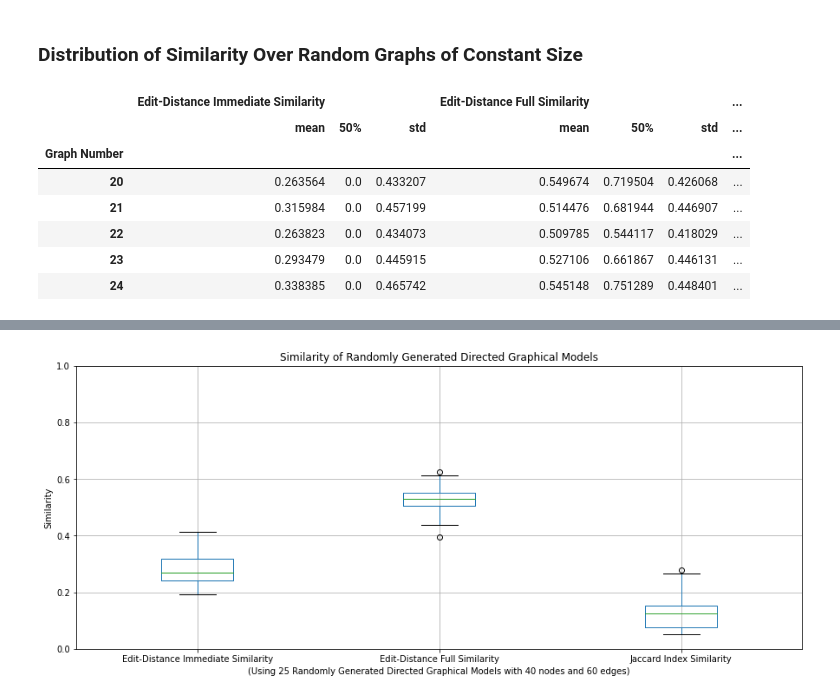
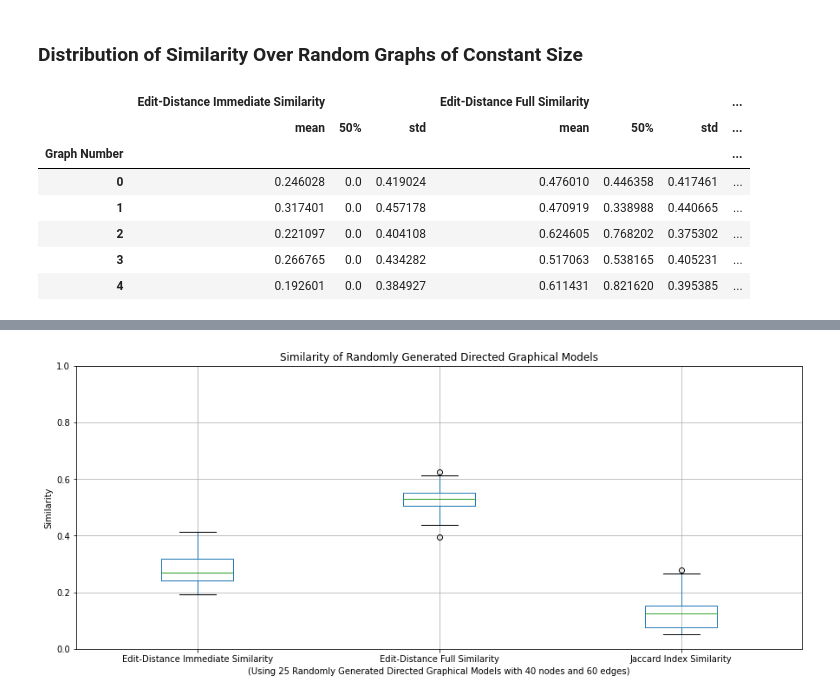
Before and after one commit to nico-espinosadice/abductive-theory, a Jupyter notebook: Python Files/exploratory-data-analysis.ipynb, the cells around one changed output, grey strips where cells are left out. Saved outputs shown, nothing was run; the diff lists cells and outputs as text; code cells hidden in the pictures.

```diff
--- a/Python Files/exploratory-data-analysis.ipynb
+++ b/Python Files/exploratory-data-analysis.ipynb
@@ -91,16 +91,16 @@ plt.show()
 ### Distribution of Similarity Over Random Graphs of Constant Size
 # %%
 dist = pd.read_csv("Experiment - Similarity Distribution/Data/sim-dist-25-40-60.csv", header=[0, 1], index_col=[0])
-dist.tail()
+dist.head()
 # %% [output]
 |  | Edit-Distance Immediate Similarity |  |  | Edit-Distance Full Similarity |  |  | ... |
 |  | mean | 50% | std | mean | 50% | std | ... |
 | Graph Number |  |  |  |  |  |  | ... |
-| 20 | 0.263564 | 0.0 | 0.433207 | 0.549674 | 0.719504 | 0.426068 | ... |
-| 21 | 0.315984 | 0.0 | 0.457199 | 0.514476 | 0.681944 | 0.446907 | ... |
-| 22 | 0.263823 | 0.0 | 0.434073 | 0.509785 | 0.544117 | 0.418029 | ... |
-| 23 | 0.293479 | 0.0 | 0.445915 | 0.527106 | 0.661867 | 0.446131 | ... |
-| 24 | 0.338385 | 0.0 | 0.465742 | 0.545148 | 0.751289 | 0.448401 | ... |
+| 0 | 0.246028 | 0.0 | 0.419024 | 0.476010 | 0.446358 | 0.417461 | ... |
+| 1 | 0.317401 | 0.0 | 0.457178 | 0.470919 | 0.338988 | 0.440665 | ... |
+| 2 | 0.221097 | 0.0 | 0.404108 | 0.624605 | 0.768202 | 0.375302 | ... |
+| 3 | 0.266765 | 0.0 | 0.434282 | 0.517063 | 0.538165 | 0.405231 | ... |
+| 4 | 0.192601 | 0.0 | 0.384927 | 0.611431 | 0.821620 | 0.395385 | ... |
 # %%
 main_col_list = list({col_pair[0] for col_pair in dist.columns})
 mean_data = {}
```
Also changed, not shown: parts of 2 cells of this notebook, 1 other file.
